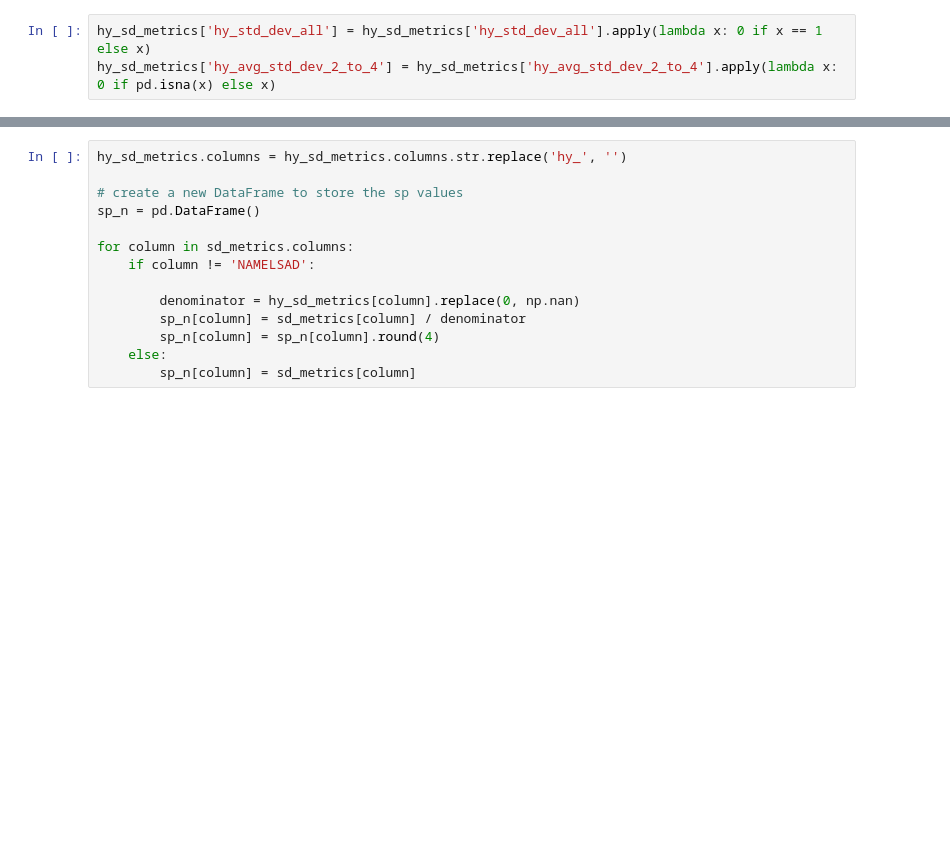
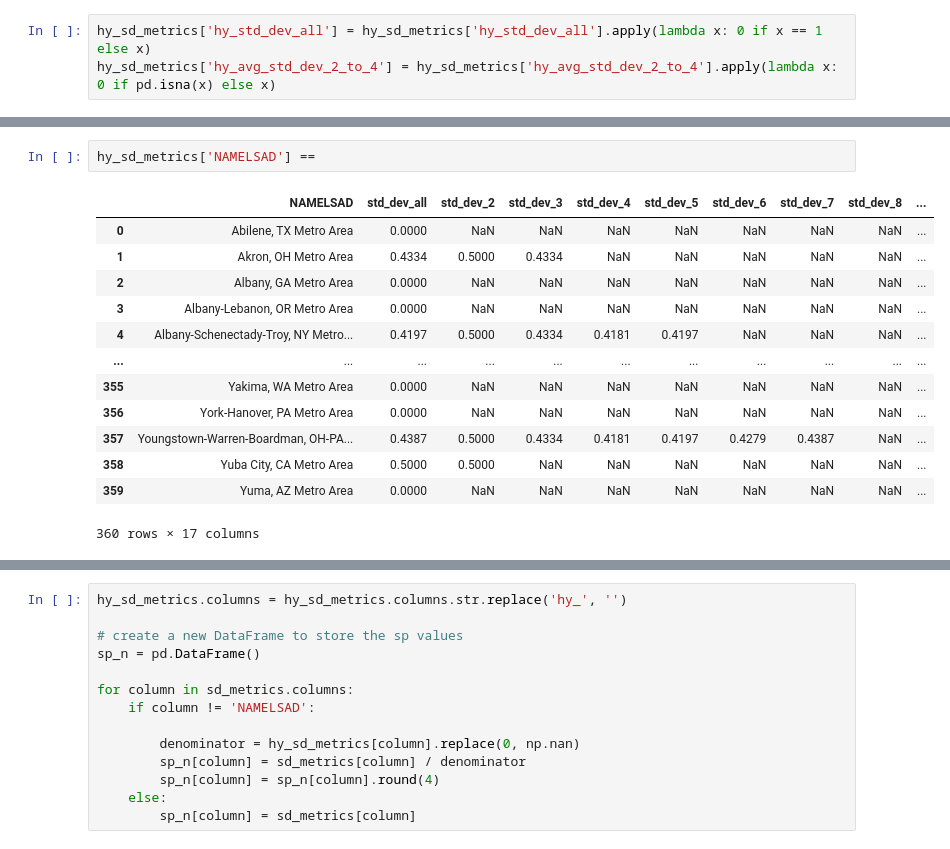
Before and after one commit to HOUPU1993/Polymetric-and-Monometric-analysis, a Jupyter notebook: Polymcentric and Monocentric analysis.ipynb, the cells around one changed output, grey strips where cells are left out. Saved outputs shown, nothing was run; the diff lists cells and outputs as text; blank space fills up the shorter version.

```diff
--- a/Polymcentric and Monocentric analysis.ipynb
+++ b/Polymcentric and Monocentric analysis.ipynb
@@ -897,0 +928,16 @@ exploded_polycentric
+# %%
+hy_sd_metrics['NAMELSAD'] ==
+# %% [output]
+|  | NAMELSAD | std_dev_all | std_dev_2 | std_dev_3 | std_dev_4 | std_dev_5 | std_dev_6 | std_dev_7 | std_dev_8 | ... |
+| 0 | Abilene, TX Metro Area | 0.0000 | NaN | NaN | NaN | NaN | NaN | NaN | NaN | ... |
+| 1 | Akron, OH Metro Area | 0.4334 | 0.5000 | 0.4334 | NaN | NaN | NaN | NaN | NaN | ... |
+| 2 | Albany, GA Metro Area | 0.0000 | NaN | NaN | NaN | NaN | NaN | NaN | NaN | ... |
+| 3 | Albany-Lebanon, OR Metro Area | 0.0000 | NaN | NaN | NaN | NaN | NaN | NaN | NaN | ... |
+| 4 | Albany-Schenectady-Troy, NY Metro... | 0.4197 | 0.5000 | 0.4334 | 0.4181 | 0.4197 | NaN | NaN | NaN | ... |
+| ... | ... | ... | ... | ... | ... | ... | ... | ... | ... | ... |
+| 355 | Yakima, WA Metro Area | 0.0000 | NaN | NaN | NaN | NaN | NaN | NaN | NaN | ... |
+| 356 | York-Hanover, PA Metro Area | 0.0000 | NaN | NaN | NaN | NaN | NaN | NaN | NaN | ... |
+| 357 | Youngstown-Warren-Boardman, OH-PA... | 0.4387 | 0.5000 | 0.4334 | 0.4181 | 0.4197 | 0.4279 | 0.4387 | NaN | ... |
+| 358 | Yuba City, CA Metro Area | 0.5000 | 0.5000 | NaN | NaN | NaN | NaN | NaN | NaN | ... |
+| 359 | Yuma, AZ Metro Area | 0.0000 | NaN | NaN | NaN | NaN | NaN | NaN | NaN | ... |
+360 rows × 17 columns
```
Also changed, not shown: parts of 26 cells of this notebook.
